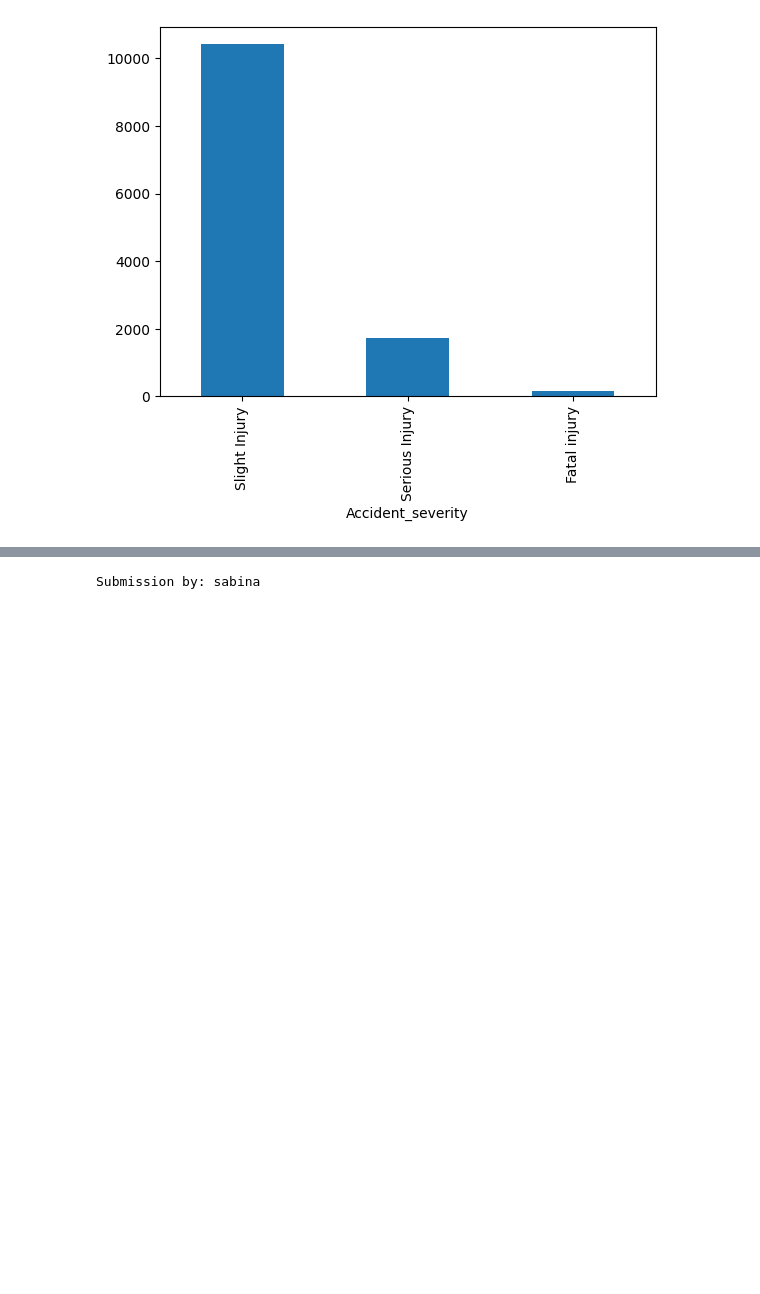
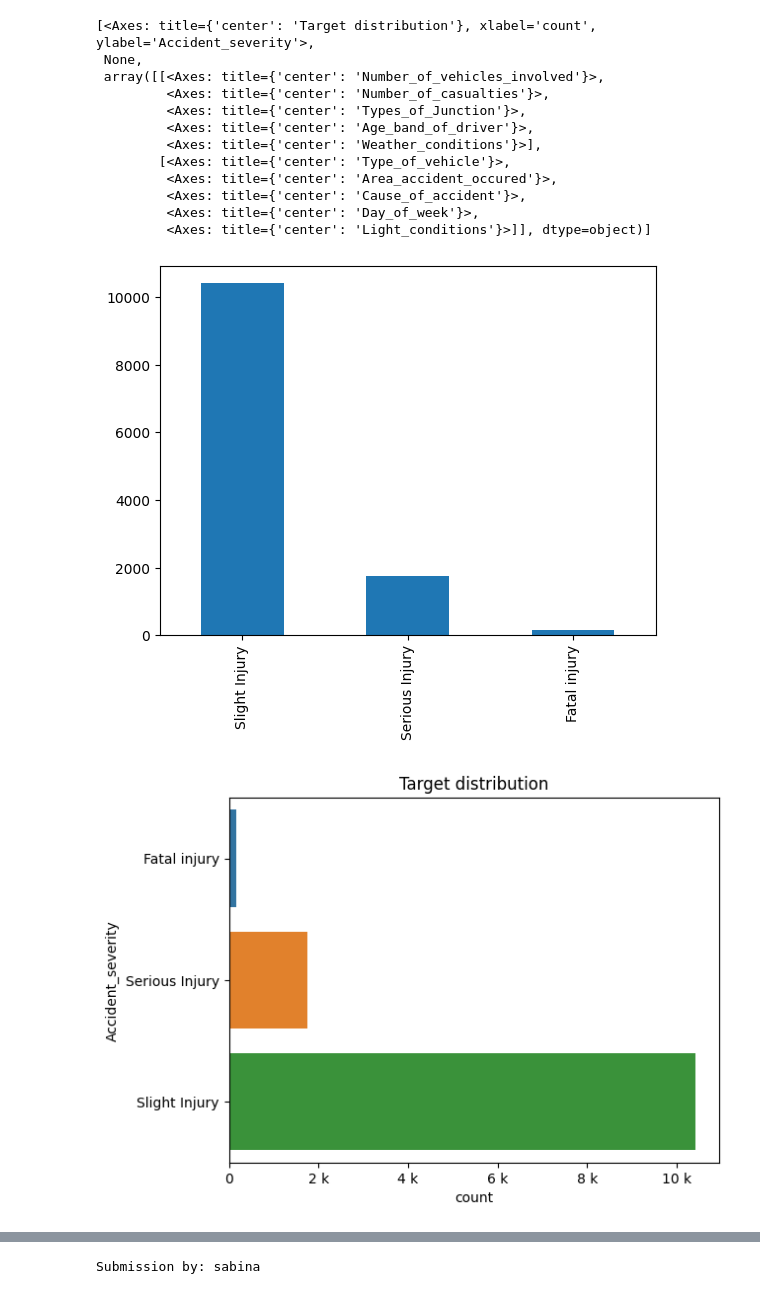
Before and after one commit to satbina/Road_Accident_Prediction, a Jupyter notebook: Road_Accident_Prediction.ipynb, the cells around one changed output, grey strips where cells are left out. Saved outputs shown, nothing was run; the diff lists cells and outputs as text; code cells hidden in the pictures; blank space fills up the shorter version.

```diff
--- a/Road_Accident_Prediction.ipynb
+++ b/Road_Accident_Prediction.ipynb
@@ -67,15 +56,15 @@ import csv
 import numpy as np
 import pandas as pd
 import matplotlib.pyplot as plt
-# import dabl
+import dabl
 
 
-df = pd.read_csv('RTA Dataset.csv')
+df = pd.read_csv('/content/RTA Dataset.csv')
 
 # target variable classes counts and bar plot
 import matplotlib.pyplot as plt
 print(df['Accident_severity'].value_counts())
 df['Accident_severity'].value_counts().plot(kind='bar')
 
-# dabl.plot(df,target_col = 'Accident_severity')
+dabl.plot(df,target_col = 'Accident_severity')
 # %% [output]
@@ -88 +77,14 @@ Name: count, dtype: int64
+[<Axes: title={'center': 'Target distribution'}, xlabel='count', ylabel='Accident_severity'>,
+ None,
+ array([[<Axes: title={'center': 'Number_of_vehicles_involved'}>,
+         <Axes: title={'center': 'Number_of_casualties'}>,
+         <Axes: title={'center': 'Types_of_Junction'}>,
+         <Axes: title={'center': 'Age_band_of_driver'}>,
+         <Axes: title={'center': 'Weather_conditions'}>],
+        [<Axes: title={'center': 'Type_of_vehicle'}>,
+         <Axes: title={'center': 'Area_accident_occured'}>,
+         <Axes: title={'center': 'Cause_of_accident'}>,
+         <Axes: title={'center': 'Day_of_week'}>,
+         <Axes: title={'center': 'Light_conditions'}>]], dtype=object)]
-[figure, old version]
+[figure, new version]
+[figure, added]
```
Also changed, not shown: parts of 12 cells of this notebook.
